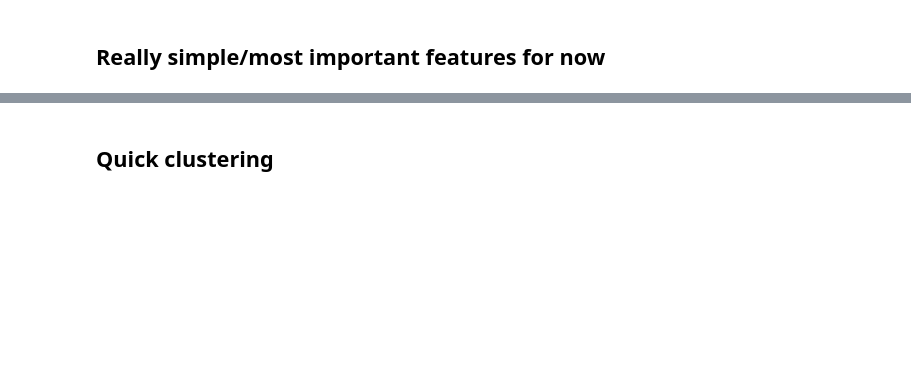
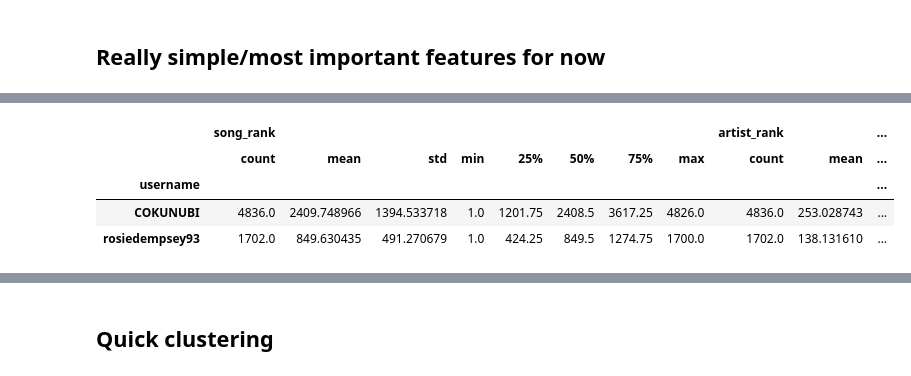
Before and after one commit to rosiedempsey/finely_tuned, a Jupyter notebook: PythonNotebooks/behaviour_features/creat_behavior_features_v2.ipynb, the cells around one changed output, grey strips where cells are left out. Saved outputs shown, nothing was run; the diff lists cells and outputs as text; code cells hidden in the pictures; blank space fills up the shorter version.

```diff
--- a/PythonNotebooks/behaviour_features/creat_behavior_features_v2.ipynb
+++ b/PythonNotebooks/behaviour_features/creat_behavior_features_v2.ipynb
@@ -166,0 +195,8 @@ songs.head(5)
+# %%
+scrobble_history.groupby('username')[['song_rank','artist_rank']].describe()
+# %% [output]
+|  | song_rank |  |  |  |  |  |  |  | artist_rank |  | ... |
+|  | count | mean | std | min | 25% | 50% | 75% | max | count | mean | ... |
+| username |  |  |  |  |  |  |  |  |  |  | ... |
+| COKUNUBI | 4836.0 | 2409.748966 | 1394.533718 | 1.0 | 1201.75 | 2408.5 | 3617.25 | 4826.0 | 4836.0 | 253.028743 | ... |
+| rosiedempsey93 | 1702.0 | 849.630435 | 491.270679 | 1.0 | 424.25 | 849.5 | 1274.75 | 1700.0 | 1702.0 | 138.131610 | ... |
```
Also changed, not shown: parts of 12 cells of this notebook, 10 other files.
